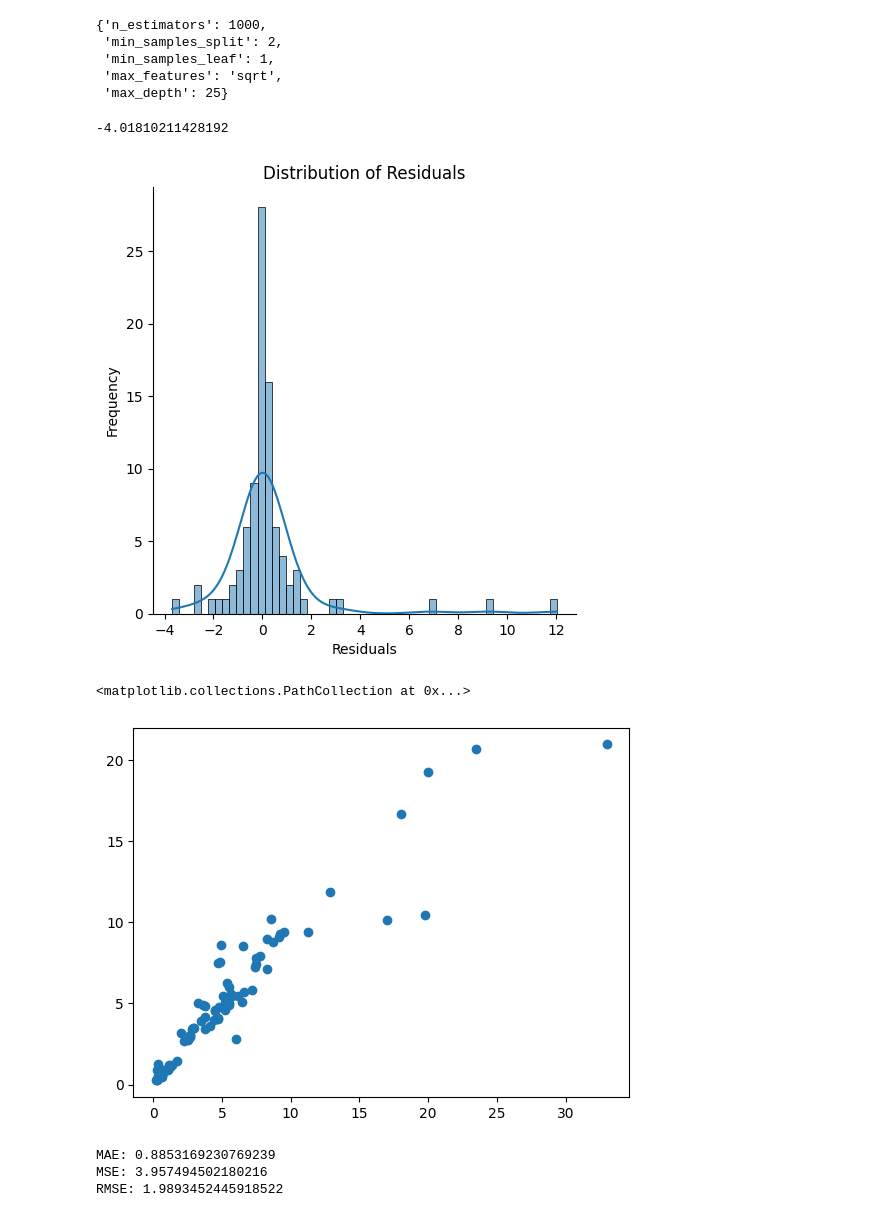
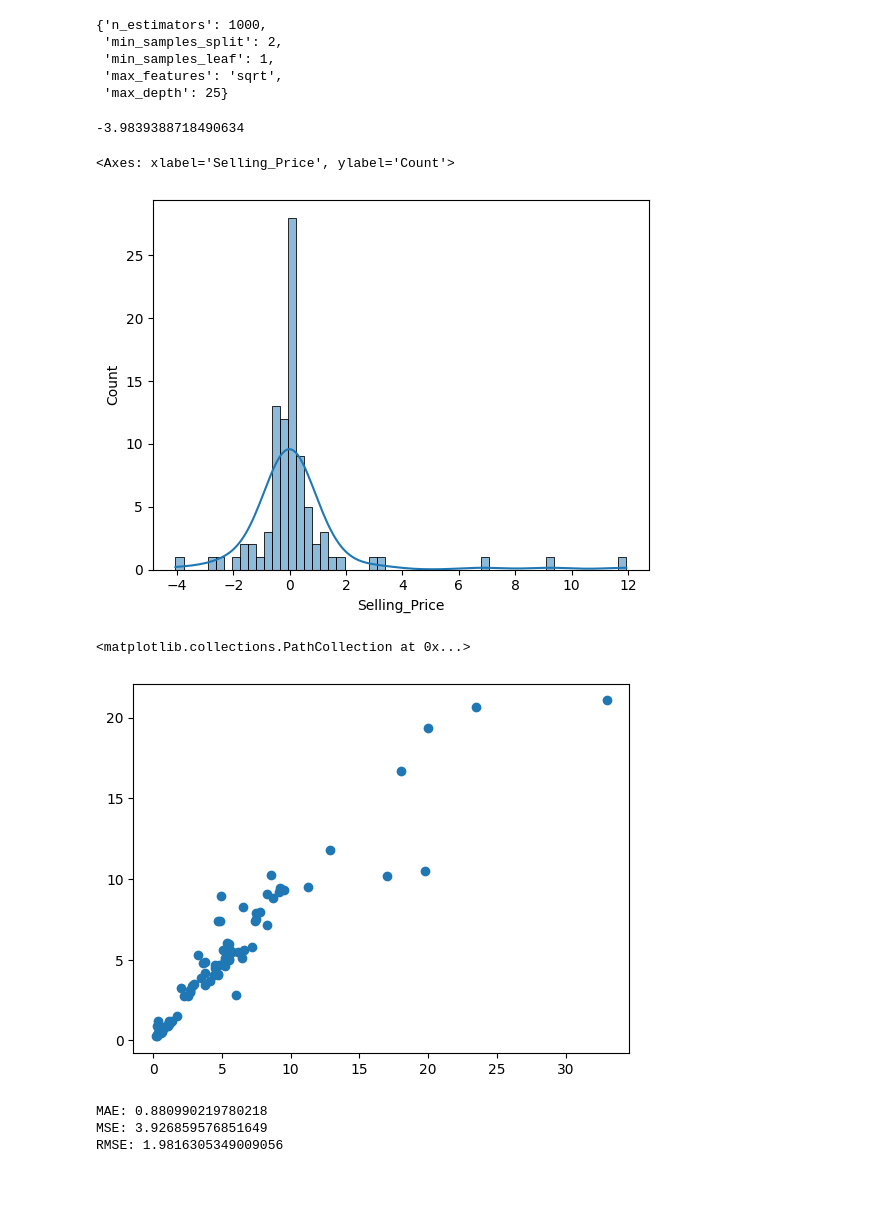
Before and after one commit to Suyash-Pradhan/Used-Car-Prediction, a Jupyter notebook: Untitled.ipynb, the cells around one changed output. Drawn from its saved outputs; the diff is of its cells as text; code cells hidden in the pictures; blank space fills up the shorter version.

```diff
--- a/Untitled.ipynb
+++ b/Untitled.ipynb
@@ -227,38 +212,23 @@ from sklearn.model_selection import RandomizedSearchCV
  #Randomized Search CV
 
 # Number of trees in random forest
-#n_estimators = [int(x) for x in np.linspace(start = 100, stop = 1200, num = 12)]
+n_estimators = [int(x) for x in np.linspace(start = 100, stop = 1200, num = 12)]
 # Number of features to consider at every split
-#max_features = ['auto', 'sqrt']
+max_features = ['auto', 'sqrt']
 # Maximum number of levels in tree
-#max_depth = [int(x) for x in np.linspace(5, 30, num = 6)]
+max_depth = [int(x) for x in np.linspace(5, 30, num = 6)]
 # max_depth.append(None)
 # Minimum number of samples required to split a node
-#min_samples_split = [2, 5, 10, 15, 100]
+min_samples_split = [2, 5, 10, 15, 100]
 # Minimum number of samples required at each leaf node
-#min_samples_leaf = [1, 2, 5, 10]
-
-n_estimators = [int(x) for x in np.linspace(start=100, stop=1200, num=12)]
-max_features = [None, 'sqrt']  # Replace 'auto' with None
-max_depth = [int(x) for x in np.linspace(5, 30, num=6)]
-min_samples_split = [2, 5, 10, 15, 100]
 min_samples_leaf = [1, 2, 5, 10]
 # %%
 # Create the random grid
-#random_grid = {'n_estimators': n_estimators,
- #              'max_features': max_features,
- #              'max_depth': max_depth,
- #              'min_samples_split': min_samples_split,
-  #             'min_samples_leaf': min_samples_leaf}
-#
-#print(random_grid)
-random_grid = {
-    'n_estimators': n_estimators,
-    'max_features': max_features,
-    'max_depth': max_depth,
-    'min_samples_split': min_samples_split,
-    'min_samples_leaf': min_samples_leaf
-}
+random_grid = {'n_estimators': n_estimators,
+               'max_features': max_features,
+               'max_depth': max_depth,
+               'min_samples_split': min_samples_split,
+               'min_samples_leaf': min_samples_leaf}
 
 print(random_grid)
 # %% [output]
@@ -327,28 +301,22 @@ rf_random.best_params_
 # %%
 rf_random.best_score_
 # %% [output]
--4.01810211428192
+-3.9839388718490634
 # %%
 predictions=rf_random.predict(X_test)
 # %%
-#sns.distplot(y_test-predictions)
+# sns.distplot(y_test-predictions)
 import seaborn as sns
 
-# Assuming 'y_test' and 'predictions' are your test labels and predicted values
-sns.displot(y_test - predictions, kde=True)
-
-# Optional: Add labels and title for clarity
-plt.xlabel('Residuals')
-plt.ylabel('Frequency')
-plt.title('Distribution of Residuals')
-plt.show()
+sns.histplot(y_test - predictions, kde=True)
 # %% [output]
+<Axes: xlabel='Selling_Price', ylabel='Count'>
-[figure, old version]
+[figure, new version]
 # %%
 plt.scatter(y_test,predictions)
 # %% [output]
 <matplotlib.collections.PathCollection at 0x...>
-[figure, old version]
+[figure, new version]
 # %%
 from sklearn import metrics
 # %%
@@ -356,9 +324,9 @@ print('MAE:', metrics.mean_absolute_error(y_test, predictions))
 print('MSE:', metrics.mean_squared_error(y_test, predictions))
 print('RMSE:', np.sqrt(metrics.mean_squared_error(y_test, predictions)))
 # %% [output]
-MAE: 0.8853169230769239
-MSE: 3.957494502180216
-RMSE: 1.9893452445918522
+MAE: 0.880990219780218
+MSE: 3.926859576851649
+RMSE: 1.9816305349009056
 # %%
 import pickle
 # open a file, where you ant to store the data
```
Also changed, not shown: parts of 8 cells of this notebook, 2 other files.
